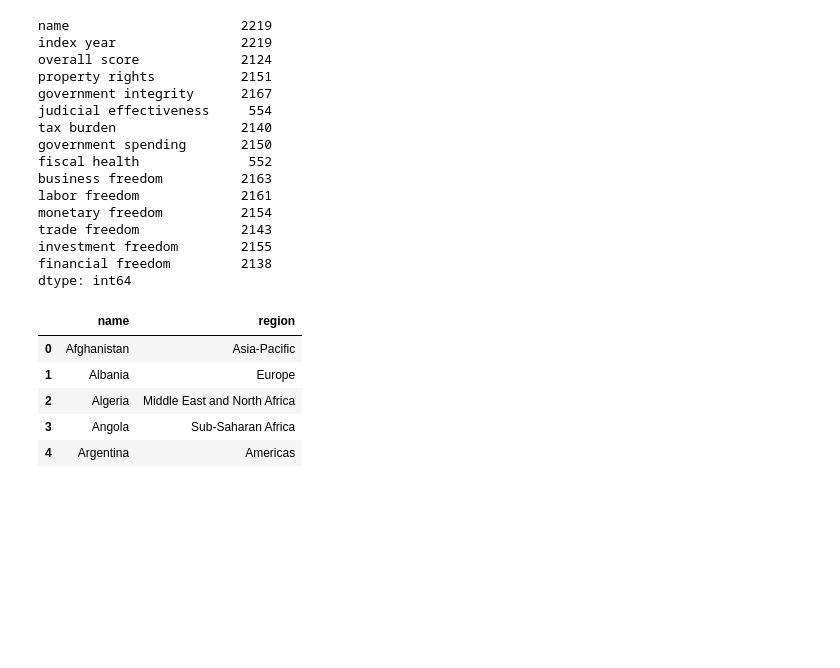
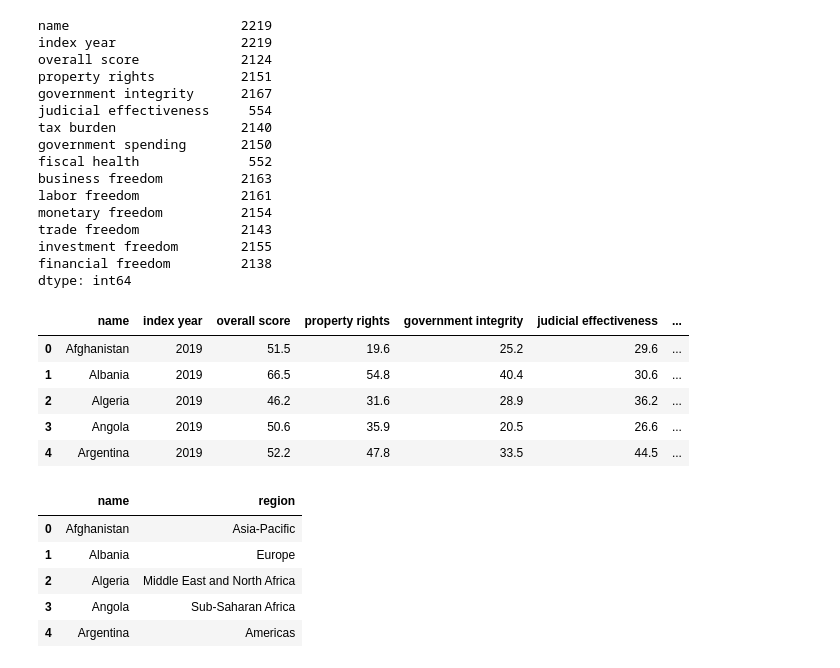
Before and after one commit to nicole1286/Project1, a Jupyter notebook: dc_EFI.ipynb, the cells around one changed output. Cells and saved outputs as stored; diff of their text form; code cells hidden in the pictures; blank space fills up the shorter version.

```diff
--- a/dc_EFI.ipynb
+++ b/dc_EFI.ipynb
@@ -26,6 +26,15 @@ trade freedom             2143
 investment freedom        2155
 financial freedom         2138
 dtype: int64
+# %%
+ten_year_df.head()
+# %% [output]
+|  | name | index year | overall score | property rights | government integrity | judicial effectiveness | ... |
+| 0 | Afghanistan | 2019 | 51.5 | 19.6 | 25.2 | 29.6 | ... |
+| 1 | Albania | 2019 | 66.5 | 54.8 | 40.4 | 30.6 | ... |
+| 2 | Algeria | 2019 | 46.2 | 31.6 | 28.9 | 36.2 | ... |
+| 3 | Angola | 2019 | 50.6 | 35.9 | 20.5 | 26.6 | ... |
+| 4 | Argentina | 2019 | 52.2 | 47.8 | 33.5 | 44.5 | ... |
 # %%
 current_year_source = os.path.join('EF_Data_Sets', 'index2019_data.xls')
 
```
Also changed, not shown: 5 other files.
